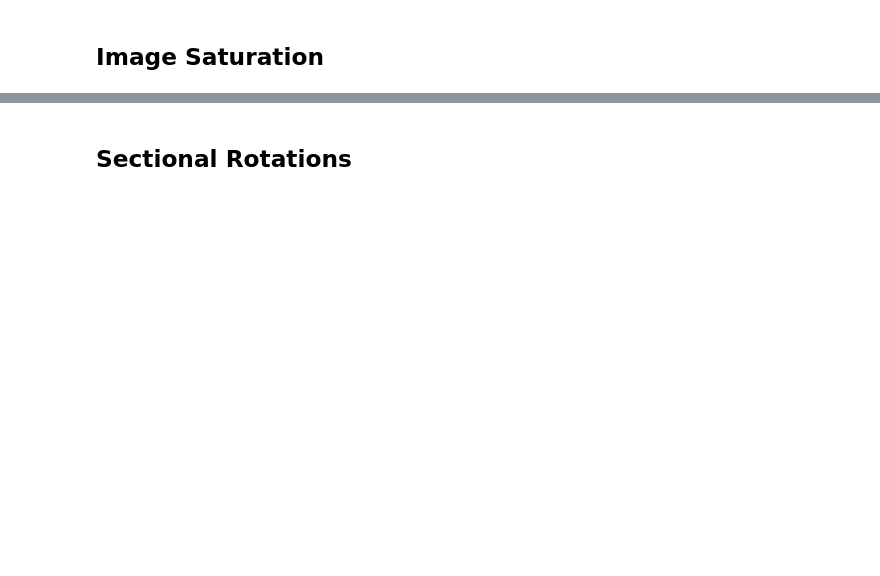
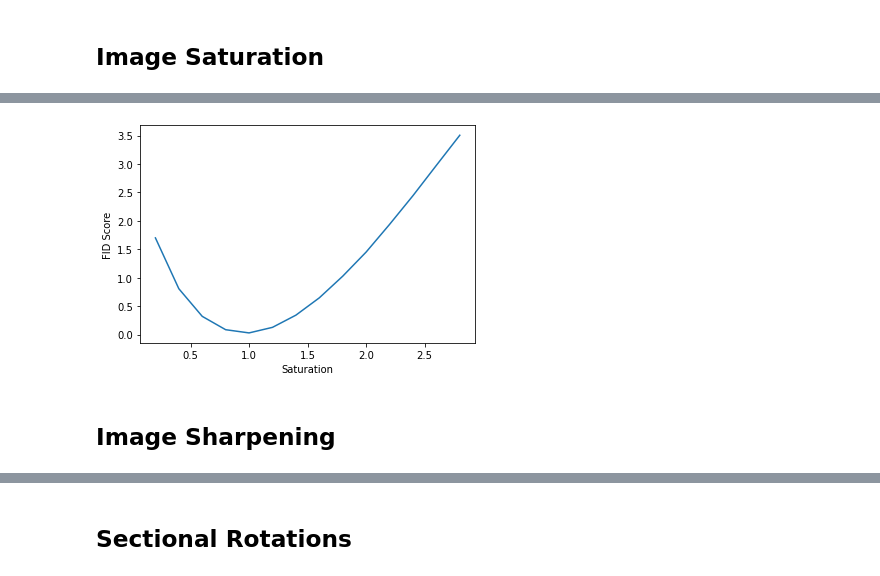
Before and after one commit to codysfang/FID_score_research, a Jupyter notebook: broad_investigation.ipynb, the cells around one changed output, grey strips where cells are left out. Cells and saved outputs as stored; diff of their text form; code cells hidden in the pictures; blank space fills up the shorter version.

```diff
--- a/broad_investigation.ipynb
+++ b/broad_investigation.ipynb
@@ -161,0 +133,7 @@ plt.show()
+# %%
+plot_FID(level_array, transforms.functional.adjust_saturation, "Saturation", CelebA_train, CelebA_test)
+plt.savefig("plots/CelebA_saturation_fid_scores")
+# %% [output]
+[figure, added]
+# %% [markdown]
+## Image Sharpening
```
Also changed, not shown: parts of 51 cells of this notebook, 19 other files.
